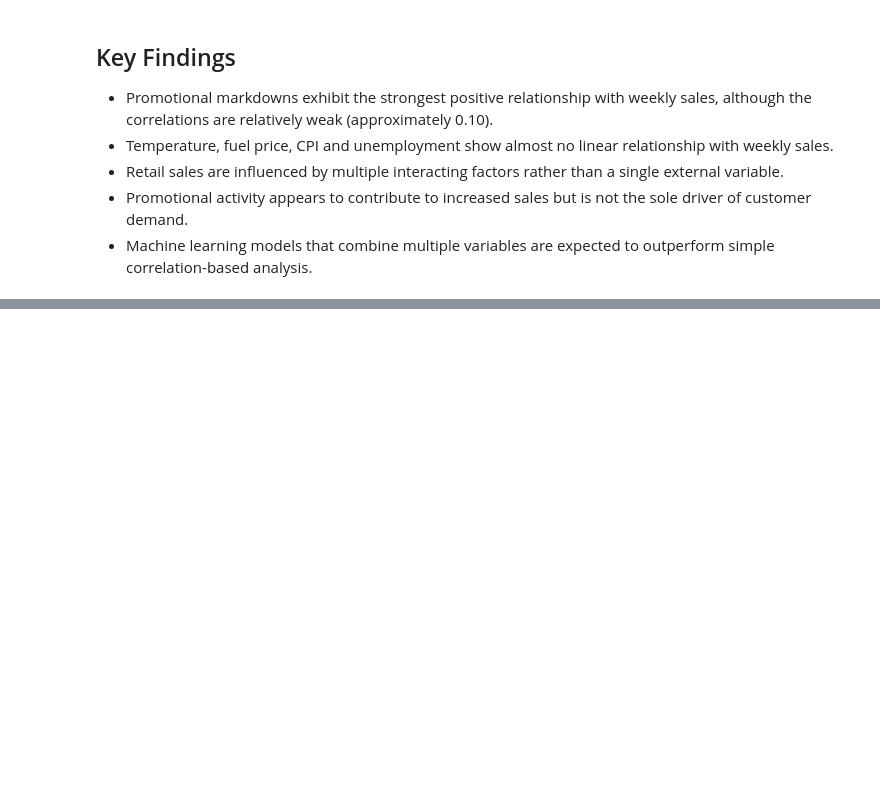
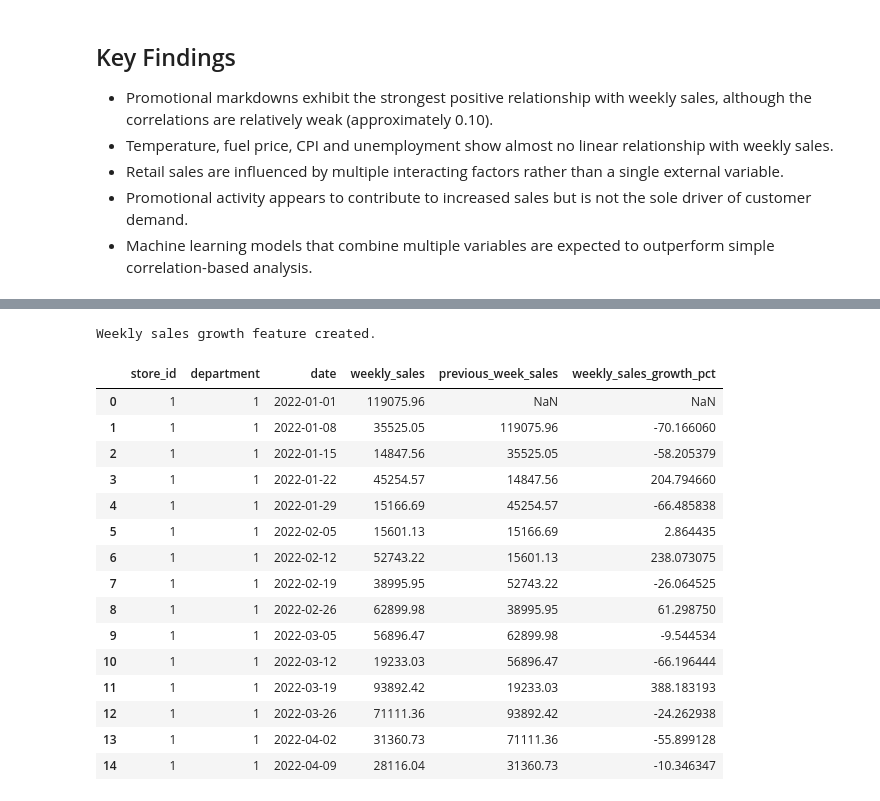
Before and after one commit to DevashishVidhate/Retail-Supply-Chain-Analytics, a Jupyter notebook: notebooks/EDA.ipynb, the cells around one changed output, grey strips where cells are left out. Saved outputs shown, nothing was run; the diff lists cells and outputs as text; code cells hidden in the pictures; blank space fills up the shorter version.

```diff
--- a/notebooks/EDA.ipynb
+++ b/notebooks/EDA.ipynb
@@ -1948,0 +2323,14 @@ display(external_factors.describe())
+# %%
+# =====================================================
+# FOUR-WEEK ROLLING AVERAGE
+# =====================================================
+
+analysis_df["rolling_4_week_avg"] = (
+    analysis_df
+    .groupby(["store_id", "department"])["weekly_sales"]
+    .transform(
+        lambda sales: sales.rolling(window=4, min_periods=1).mean()
+    )
+)
+
+print("Four-week rolling average created.")
@@ -1948,0 +2383,50 @@ display(external_factors.describe())
+# %%
+# =====================================================
+# WEEKLY SALES GROWTH (%)
+# =====================================================
+
+analysis_df["weekly_sales_growth_pct"] = (
+    (
+        analysis_df["weekly_sales"]
+        - analysis_df["previous_week_sales"]
+    )
+    / analysis_df["previous_week_sales"]
+) * 100
+
+print("Weekly sales growth feature created.")
+# %% [output]
+Weekly sales growth feature created.
+# %%
+# =====================================================
+# VERIFY WEEKLY SALES GROWTH
+# =====================================================
+
+display(
+    analysis_df[
+        [
+            "store_id",
+            "department",
+            "date",
+            "weekly_sales",
+            "previous_week_sales",
+            "weekly_sales_growth_pct"
+        ]
+    ].head(15)
+)
+# %% [output]
+|  | store_id | department | date | weekly_sales | previous_week_sales | weekly_sales_growth_pct |
+| 0 | 1 | 1 | 2022-01-01 | 119075.96 | NaN | NaN |
+| 1 | 1 | 1 | 2022-01-08 | 35525.05 | 119075.96 | -70.166060 |
+| 2 | 1 | 1 | 2022-01-15 | 14847.56 | 35525.05 | -58.205379 |
+| 3 | 1 | 1 | 2022-01-22 | 45254.57 | 14847.56 | 204.794660 |
+| 4 | 1 | 1 | 2022-01-29 | 15166.69 | 45254.57 | -66.485838 |
+| 5 | 1 | 1 | 2022-02-05 | 15601.13 | 15166.69 | 2.864435 |
+| 6 | 1 | 1 | 2022-02-12 | 52743.22 | 15601.13 | 238.073075 |
+| 7 | 1 | 1 | 2022-02-19 | 38995.95 | 52743.22 | -26.064525 |
+| 8 | 1 | 1 | 2022-02-26 | 62899.98 | 38995.95 | 61.298750 |
+| 9 | 1 | 1 | 2022-03-05 | 56896.47 | 62899.98 | -9.544534 |
+| 10 | 1 | 1 | 2022-03-12 | 19233.03 | 56896.47 | -66.196444 |
+| 11 | 1 | 1 | 2022-03-19 | 93892.42 | 19233.03 | 388.183193 |
+| 12 | 1 | 1 | 2022-03-26 | 71111.36 | 93892.42 | -24.262938 |
+| 13 | 1 | 1 | 2022-04-02 | 31360.73 | 71111.36 | -55.899128 |
+| 14 | 1 | 1 | 2022-04-09 | 28116.04 | 31360.73 | -10.346347 |
```
Also changed, not shown: parts of 29 cells of this notebook.
